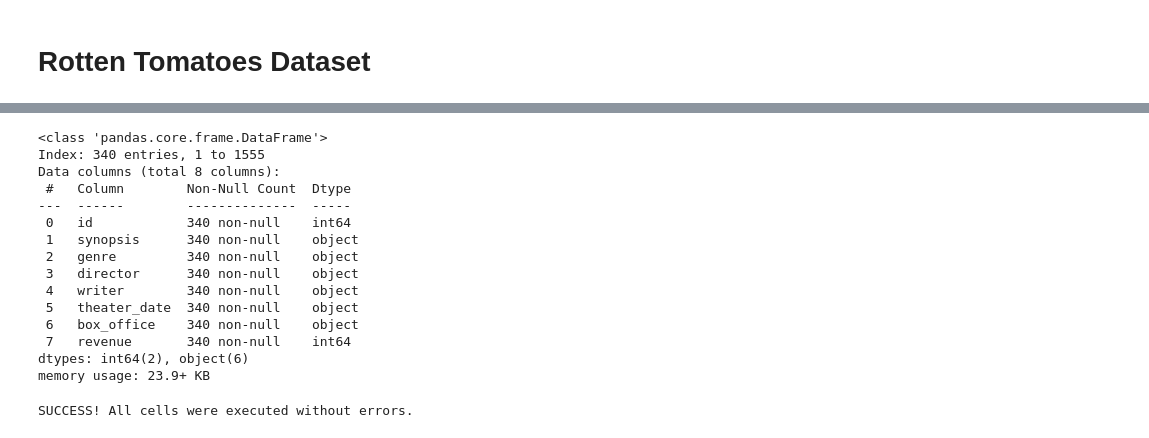
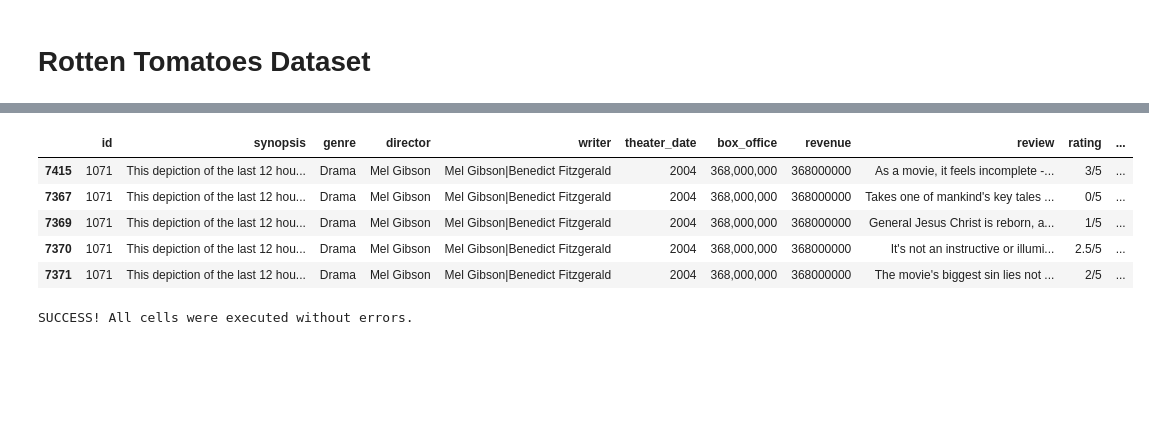
Before and after one commit to mrhussaink7/new-films-movie-data, a Jupyter notebook: index.ipynb, the cells around one changed output, grey strips where cells are left out. Drawn from its saved outputs; the diff is of its cells as text; code cells hidden in the pictures; blank space fills up the shorter version.

Commit message:
[MOD] Cleaned and merged both Rotten Tomatoes Dataset

```diff
--- a/index.ipynb
+++ b/index.ipynb
@@ -275,6 +275,6 @@ df_rt_movie_info = mask
 df_rt_movie_info['director'] = df_rt_movie_info['director'].fillna('unknown')
 df_rt_movie_info['writer'] = df_rt_movie_info['writer'].fillna('unknown')
 df_rt_movie_info['theater_date'] = custom_string_interpolation(df_rt_movie_info['theater_date'])
-df_rt_movie_info['theater_date'] = df_rt_movie_info['theater_date'].str[-4:]
-df_rt_movie_info
+df_rt_movie_info['theater_date'] = df_rt_movie_info['theater_date'].str[-4:].astype(int)
+df_rt_movie_info.info()
 # %% [output]
@@ -413,6 +357,3 @@ memory usage: 1.7+ MB
 # %%
-# df_rotten_tomatoes = pd.merge(df_rt_movie_
-
-# df_rt_merged = pd.merge(df_rt_movie_info, df_rt_movie_reviews, on='id', how='outer')
-# df_rt_merged
-# df_rt_movie_info.info()
+df_rotten_tomatoes = pd.merge(df_rt_movie_info, df_rt_movie_reviews, on='id', how='inner')
+df_rotten_tomatoes.info()
@@ -419,21 +379,12 @@ memory usage: 1.7+ MB
-# %%
-df_rt_movie_info.info()
-# %% [output]
-<class 'pandas.core.frame.DataFrame'>
-Index: 340 entries, 1 to 1555
-Data columns (total 8 columns):
- #   Column        Non-Null Count  Dtype
----  ------        --------------  -----
- 0   id            340 non-null    int64
- 1   synopsis      340 non-null    object
- 2   genre         340 non-null    object
- 3   director      340 non-null    object
- 4   writer        340 non-null    object
- 5   theater_date  340 non-null    object
- 6   box_office    340 non-null    object
- 7   revenue       340 non-null    int64
-dtypes: int64(2), object(6)
-memory usage: 23.9+ KB
+# %%
+df_rotten_tomatoes.sort_values(by='revenue', ascending=False).head()
+# %% [output]
+|  | id | synopsis | genre | director | writer | theater_date | box_office | revenue | review | rating | ... |
+| 7415 | 1071 | This depiction of the last 12 hou... | Drama | Mel Gibson | Mel Gibson|Benedict Fitzgerald | 2004 | 368,000,000 | 368000000 | As a movie, it feels incomplete -... | 3/5 | ... |
+| 7367 | 1071 | This depiction of the last 12 hou... | Drama | Mel Gibson | Mel Gibson|Benedict Fitzgerald | 2004 | 368,000,000 | 368000000 | Takes one of mankind's key tales ... | 0/5 | ... |
+| 7369 | 1071 | This depiction of the last 12 hou... | Drama | Mel Gibson | Mel Gibson|Benedict Fitzgerald | 2004 | 368,000,000 | 368000000 | General Jesus Christ is reborn, a... | 1/5 | ... |
+| 7370 | 1071 | This depiction of the last 12 hou... | Drama | Mel Gibson | Mel Gibson|Benedict Fitzgerald | 2004 | 368,000,000 | 368000000 | It's not an instructive or illumi... | 2.5/5 | ... |
+| 7371 | 1071 | This depiction of the last 12 hou... | Drama | Mel Gibson | Mel Gibson|Benedict Fitzgerald | 2004 | 368,000,000 | 368000000 | The movie's biggest sin lies not ... | 2/5 | ... |
 # %%
 try:
     print('SUCCESS! All cells were executed without errors.')
```
Also changed, not shown: parts of 6 cells of this notebook.
